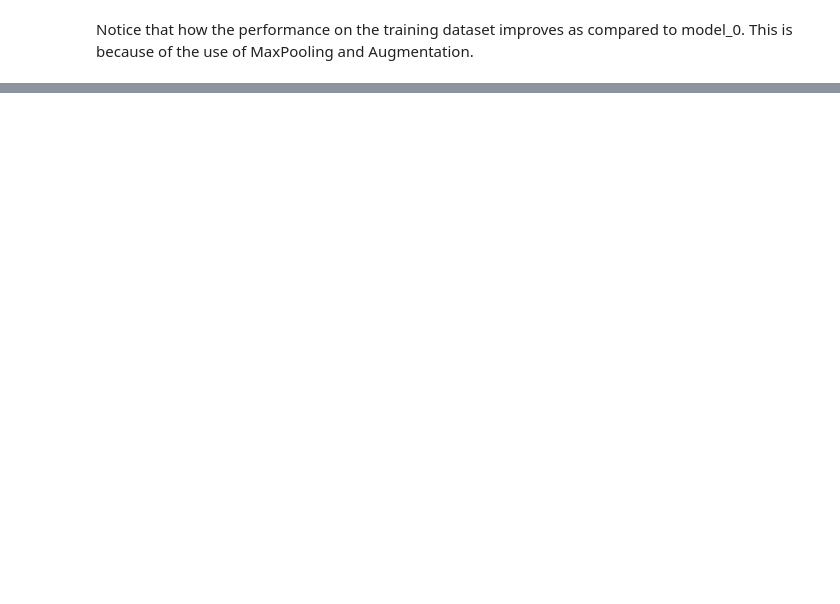
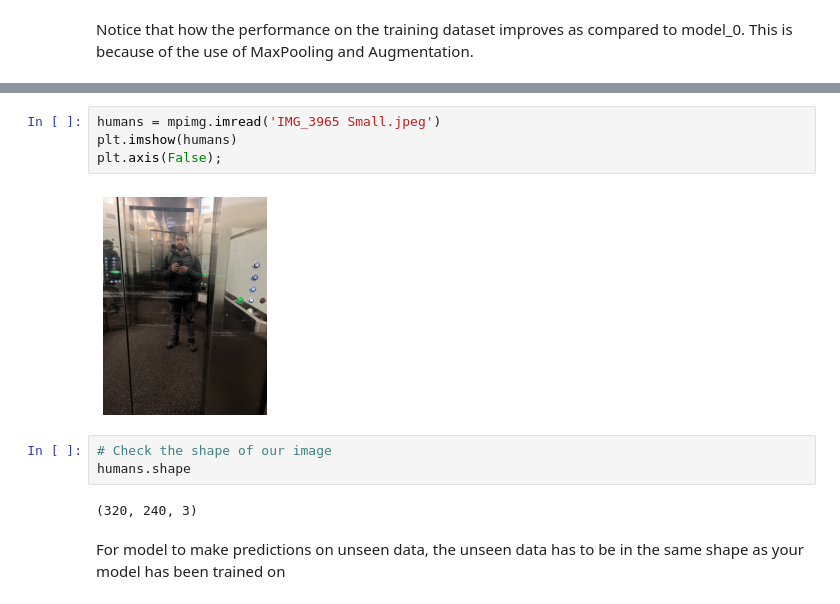
Before and after one commit to charles01george/02_Humans_or_Not, a Jupyter notebook: 02_Humans_or_Not_Humans.ipynb, the cells around one changed output, grey strips where cells are left out. Cells and saved outputs as stored; diff of their text form; blank space fills up the shorter version.

```diff
--- a/02_Humans_or_Not_Humans.ipynb
+++ b/02_Humans_or_Not_Humans.ipynb
@@ -378,0 +392,13 @@ print(class_names)
+# %%
+humans = mpimg.imread('IMG_3965 Small.jpeg')
+plt.imshow(humans)
+plt.axis(False);
+# %% [output]
+[figure, added]
+# %%
+# Check the shape of our image
+humans.shape
+# %% [output]
+(320, 240, 3)
+# %% [markdown]
+For model to make predictions on unseen data, the unseen data has to be in the same shape as your model has been trained on
```
Also changed, not shown: parts of 33 cells of this notebook.
